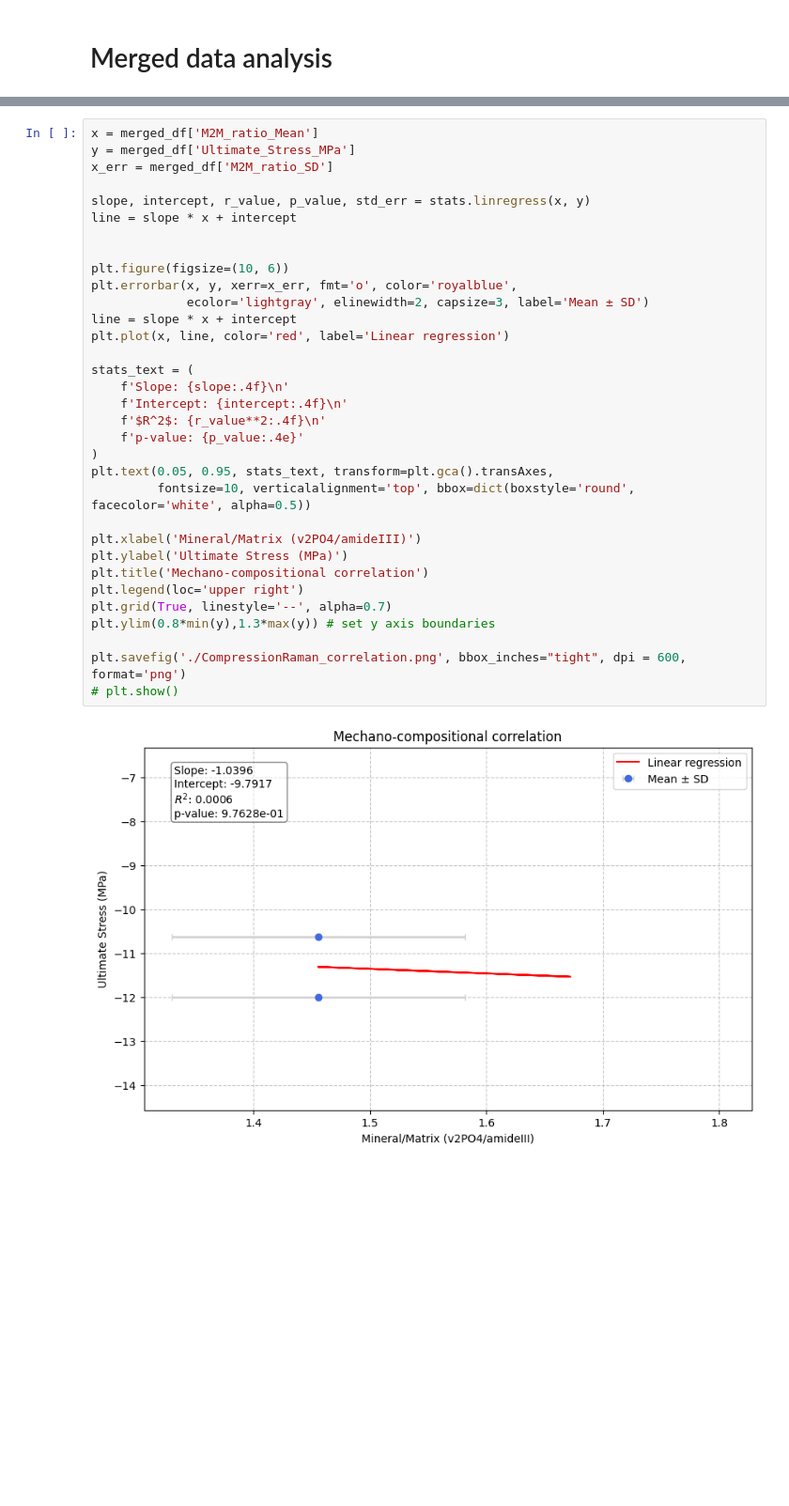
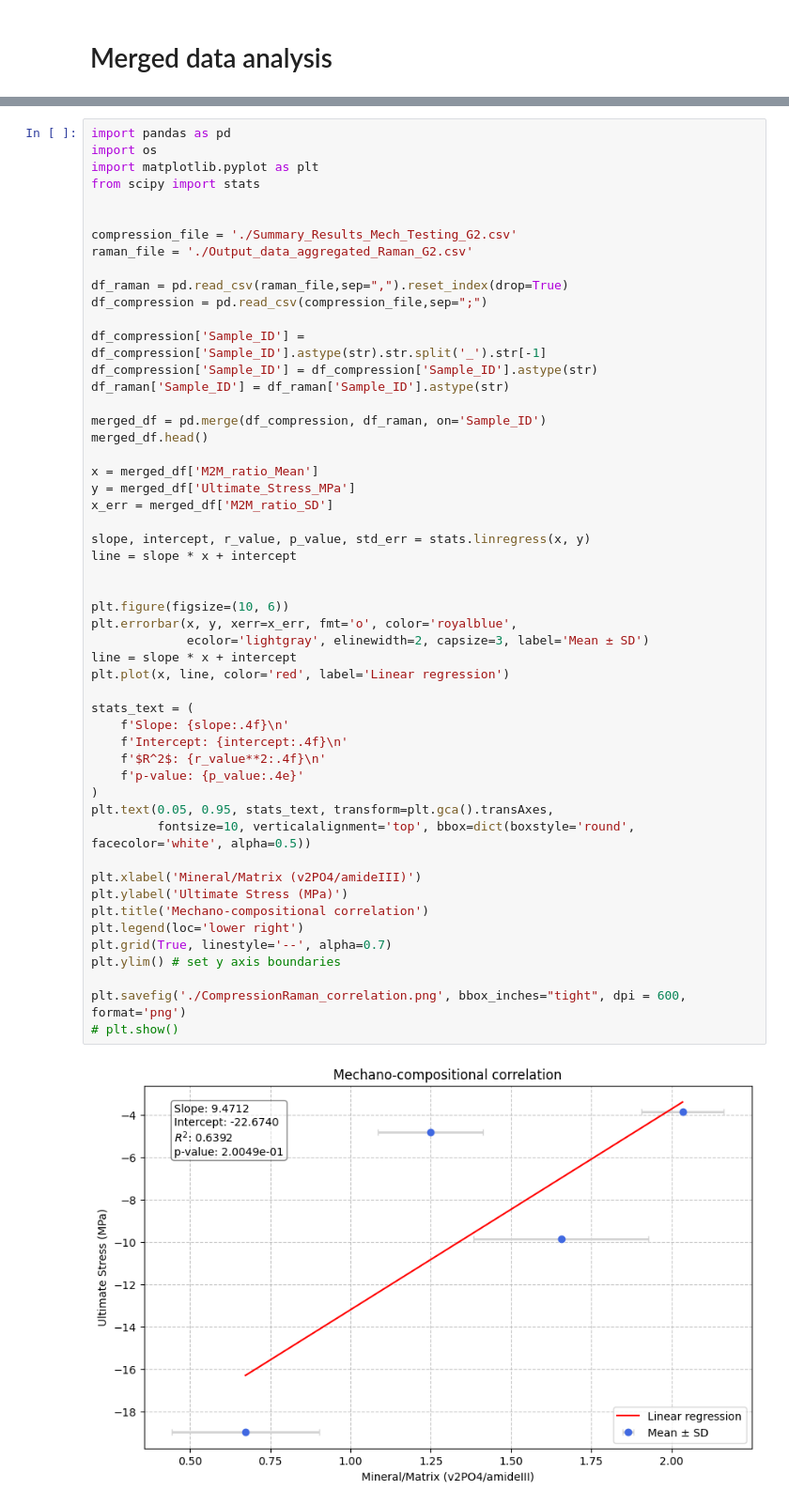
Before and after one commit to artorg-unibe-ch/MSB_BMELab, a Jupyter notebook: 114-MorphologyElasticityTrabecularBone/CombiningData/BME_MergeData.ipynb, the cells around one changed output, grey strips where cells are left out. Shown at 94% size. Drawn from its saved outputs; the diff is of its cells as text; blank space fills up the shorter version.

```diff
--- a/114-MorphologyElasticityTrabecularBone/CombiningData/BME_MergeData.ipynb
+++ b/114-MorphologyElasticityTrabecularBone/CombiningData/BME_MergeData.ipynb
@@ -33,35 +3,54 @@ merged_df.head()
 # %%
+import pandas as pd
+import os
+import matplotlib.pyplot as plt
+from scipy import stats
+
+
+compression_file = './Summary_Results_Mech_Testing_G2.csv'
+raman_file = './Output_data_aggregated_Raman_G2.csv'
+
+df_raman = pd.read_csv(raman_file,sep=",").reset_index(drop=True)
+df_compression = pd.read_csv(compression_file,sep=";")
+
+df_compression['Sample_ID'] = df_compression['Sample_ID'].astype(str).str.split('_').str[-1]
+df_compression['Sample_ID'] = df_compression['Sample_ID'].astype(str)
+df_raman['Sample_ID'] = df_raman['Sample_ID'].astype(str)
+
+merged_df = pd.merge(df_compression, df_raman, on='Sample_ID')
+merged_df.head()
+
 x = merged_df['M2M_ratio_Mean']
 y = merged_df['Ultimate_Stress_MPa']
 x_err = merged_df['M2M_ratio_SD']
 
 slope, intercept, r_value, p_value, std_err = stats.linregress(x, y)
 line = slope * x + intercept
 
 
 plt.figure(figsize=(10, 6))
 plt.errorbar(x, y, xerr=x_err, fmt='o', color='royalblue',
              ecolor='lightgray', elinewidth=2, capsize=3, label='Mean ± SD')
 line = slope * x + intercept
 plt.plot(x, line, color='red', label='Linear regression')
 
 stats_text = (
     f'Slope: {slope:.4f}\n'
     f'Intercept: {intercept:.4f}\n'
     f'$R^2$: {r_value**2:.4f}\n'
     f'p-value: {p_value:.4e}'
 )
 plt.text(0.05, 0.95, stats_text, transform=plt.gca().transAxes,
          fontsize=10, verticalalignment='top', bbox=dict(boxstyle='round', facecolor='white', alpha=0.5))
 
 plt.xlabel('Mineral/Matrix (v2PO4/amideIII)')
 plt.ylabel('Ultimate Stress (MPa)')
 plt.title('Mechano-compositional correlation')
-plt.legend(loc='upper right')
+plt.legend(loc='lower right')
 plt.grid(True, linestyle='--', alpha=0.7)
-plt.ylim(0.8*min(y),1.3*max(y)) # set y axis boundaries
+plt.ylim() # set y axis boundaries
 
 plt.savefig('./CompressionRaman_correlation.png', bbox_inches="tight", dpi = 600, format='png')
 # plt.show()
 # %% [output]
-[figure, old version]
+[figure, new version]
```
Also changed, not shown: parts of 7 cells of this notebook.
